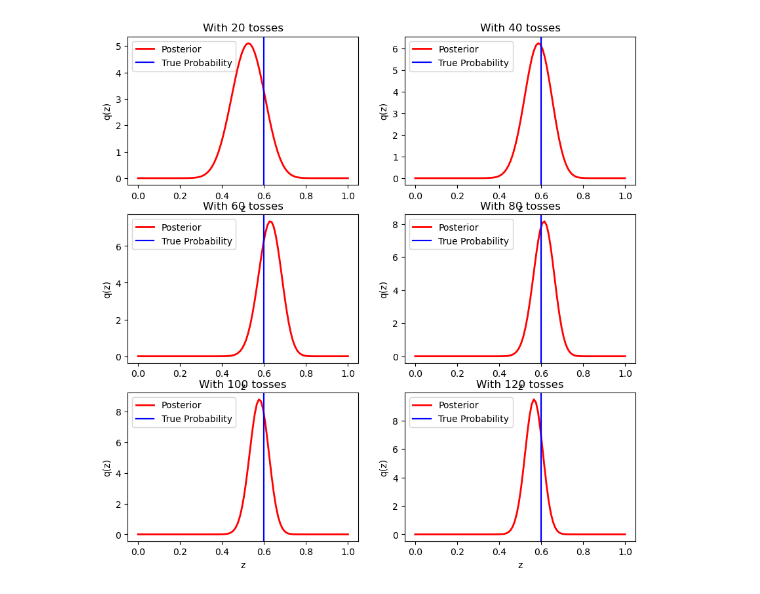
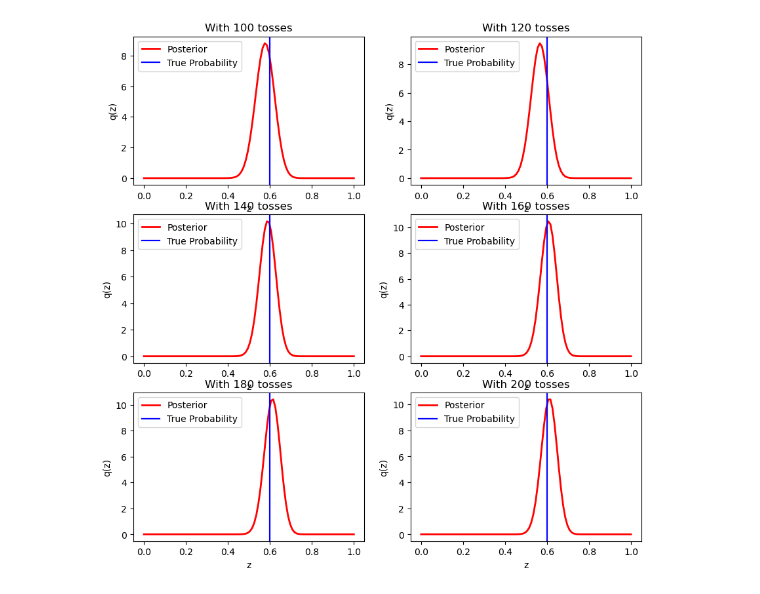
Before and after one commit to sleepysunny311/Coding, a Jupyter notebook: Simple_Example_ELBO.ipynb, the cells around one changed output. Cells and saved outputs as stored; diff of their text form; code cells hidden in the pictures.

Commit message:
Finished Vectorized Function

```diff
--- a/Simple_Example_ELBO.ipynb
+++ b/Simple_Example_ELBO.ipynb
@@ -11,14 +11,17 @@ from scipy.optimize import minimize
 # The following is a simple example of how to use the ELBO function basing on https://rstudio-pubs-static.s3.amazonaws.com/630126_c2063706da044eb6a2944d7027dcce4d.html
 # There is open source code for the ELBO function using python at https://pyro.ai/examples/svi_part_i.html
 # %%
+"""
+x is a vector of observed data
+z is a vector of latent variables
+returns the log likelihood of the data given the latent variables
+in this case, the log likelihood is the log probability mass function of a binomial distribution
+The pruned binomial distribution is used to avoid numerical issues with the log likelihood
+"""
+
 def log_likelihood(x,z):
-    # x is a vector of observed data
-    # z is a vector of latent variables
-    # returns the log likelihood of the data given the latent variables
-    # in this case, the log likelihood is the log probability mass function of a binomial distribution
-    # The pruned binomial distribution is used to avoid numerical issues
 
-    val = binom.logpmf(x, 1, z)
+    val = binom.logpmf(np.repeat(x,z.shape[0]), 1, np.tile(z, x.shape[0]))
     val[np.isinf(val) & (val < 0)] = -10000
     val[np.isinf(val) & (val > 0)] = 10000
     return val
@@ -93,29 +104,28 @@ def plot_posterior(phi_opt, true_prob, n_tos,plot_ax):
     plot_ax.set_title(f'With {n_tos} tosses')
     plot_ax.legend()
 # %%
-
 #True probability of heads
 true_prob = 0.6
 
 #Initial values for alpha and beta
 phi0 = [8, 5]
 
 #Number of samples from
 #the variational distribution
 n_samples = 2000
 
 #Number of tosses
 n_tos = 100
 
 fig, axs = plt.subplots(3, 2, figsize=(10, 10))
 axs = axs.ravel()
 to_plot = []
-for i, ax in zip(range(20, 140, 20), axs):
+for i, ax in zip(range(100, 220, 20), axs):
     x_sample = np.random.binomial(1, true_prob, size=i)
 
     phi_opt = optim_ELBO(phi0, x_sample, n_samples)
 
     plot_posterior(phi_opt.x, true_prob, i, ax)
 plt.show()
 # %% [output]
-[figure, old version]
+[figure, new version]
```
Also changed, not shown: parts of 3 cells of this notebook.
